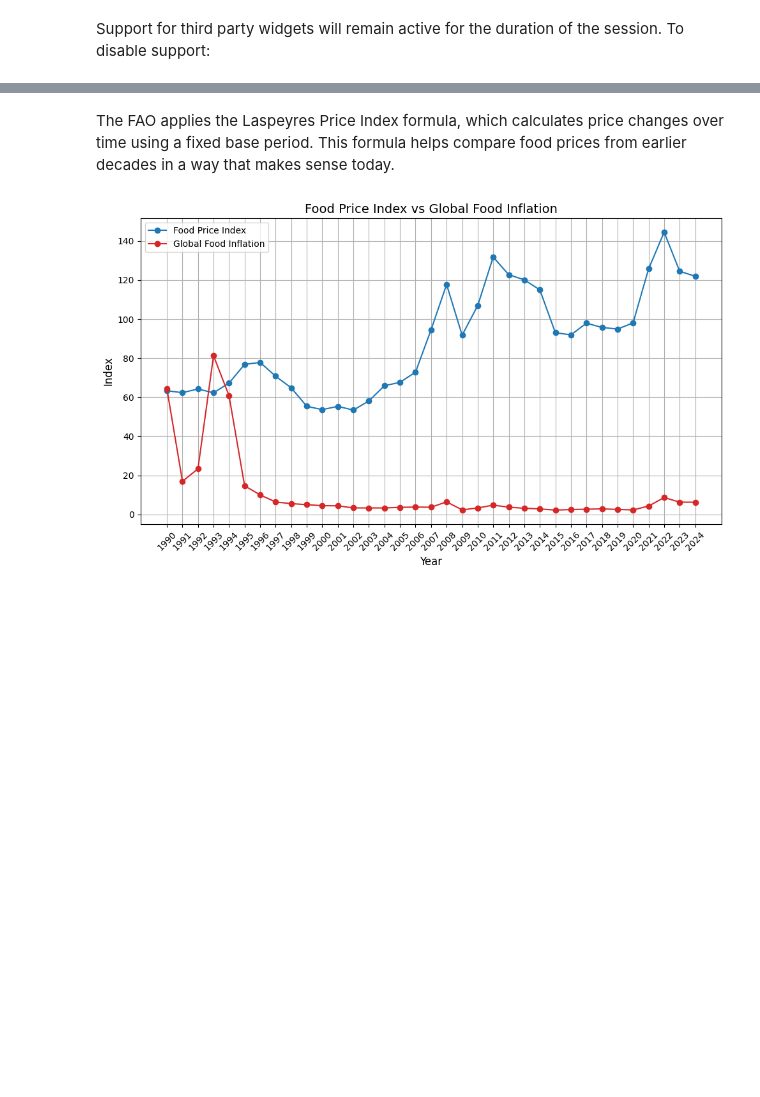
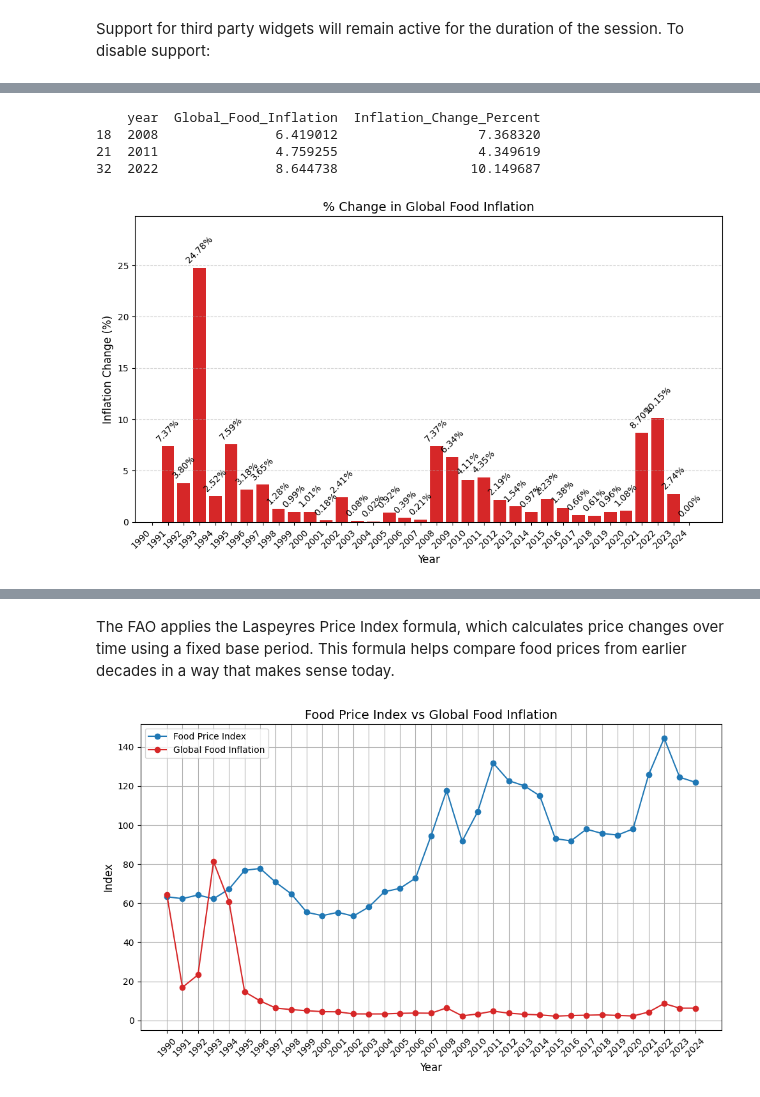
Before and after one commit to sg2083/vis, a Jupyter notebook: data_viz_ps4.ipynb, the cells around one changed output, grey strips where cells are left out. Cells and saved outputs as stored; diff of their text form; code cells hidden in the pictures; blank space fills up the shorter version.

```diff
--- a/data_viz_ps4.ipynb
+++ b/data_viz_ps4.ipynb
@@ -482,0 +577,65 @@ Support for third party widgets will remain active for the duration of the sessi
+# %%
+
+# Make sure it's sorted by year
+merged_df = merged_df.sort_values(by='year')
+# Calculate YoY % change in Global Food Inflation
+merged_df['Inflation_Change_Percent'] = abs(merged_df['Global_Food_Inflation'].pct_change()*10)
+merged_df.to_csv("change_food_price_inflation_data.csv", index=False)
+# Filter only the target years
+target_years = [2008, 2011, 2022]
+df_changes = merged_df[merged_df['year'].isin(target_years)][['year', 'Global_Food_Inflation', 'Inflation_Change_Percent']]
+
+print(df_changes)
+# %% [output]
+    year  Global_Food_Inflation  Inflation_Change_Percent
+18  2008               6.419012                  7.368320
+21  2011               4.759255                  4.349619
+32  2022               8.644738                 10.149687
+# %%
+plt.figure(figsize=(10, 6))
+
+# Create the bar chart
+bars = plt.bar(
+    merged_df['year'].astype(str),
+    merged_df['Inflation_Change_Percent'],
+    color=['#d62728']
+)
+
+# Add data labels on top of bars with rotation
+for bar in bars:
+    height = bar.get_height()
+    plt.annotate(
+        f'{height:.2f}%',
+        xy=(bar.get_x() + bar.get_width() / 2, height),
+        xytext=(0, 3),  # Slight offset for the text
+        textcoords="offset points",
+        ha='center',
+        va='bottom',
+        fontsize=10,  # Adjust font size for readability
+        rotation=45    # Rotate the label by 45 degrees
+    )
+
+# Handle NaN values in 'Inflation_Change_Percent' by replacing them with 0
+merged_df['Inflation_Change_Percent'] = merged_df['Inflation_Change_Percent'].fillna(0)
+
+# Set the maximum y-limit for better visualization
+plt.ylim(0, max(merged_df['Inflation_Change_Percent']) + 5)
+
+# Titles and labels
+plt.title('% Change in Global Food Inflation', fontsize=14)
+plt.xlabel('Year', fontsize=12)
+plt.ylabel('Inflation Change (%)', fontsize=12)
+
+# Rotate the x-axis labels to avoid overlap
+plt.xticks(rotation=45, ha='right', fontsize=10)
+
+# Add a grid to make the chart easier to read
+plt.grid(axis='y', linestyle='--', alpha=0.5)
+
+# Adjust layout to prevent clipping
+plt.tight_layout()
+
+# Show the plot
+plt.show()
+# %% [output]
+[figure, added]
```
Also changed, not shown: parts of 16 cells of this notebook.
